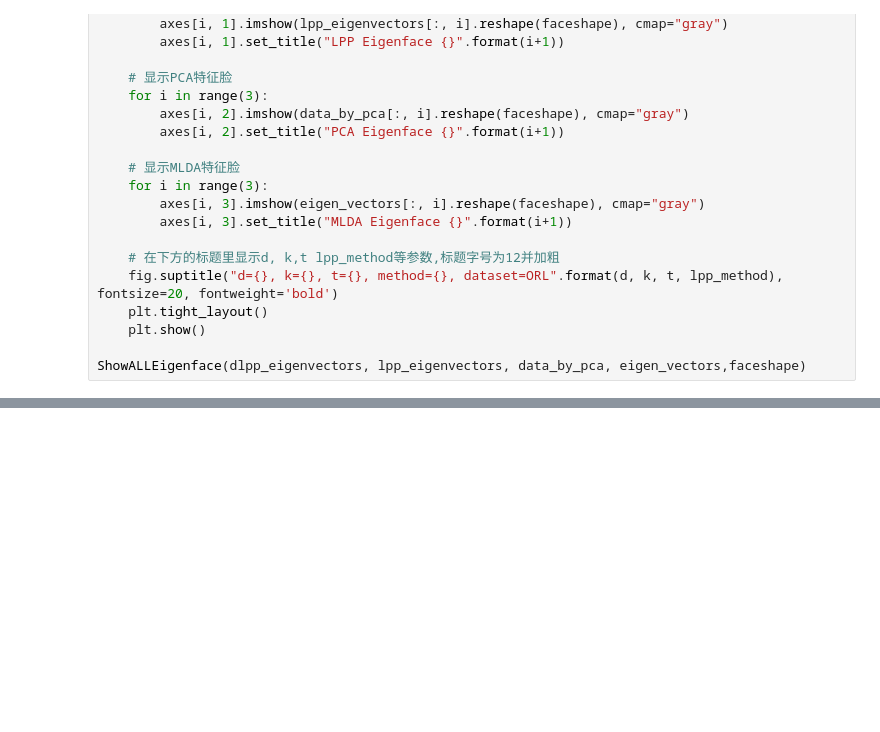
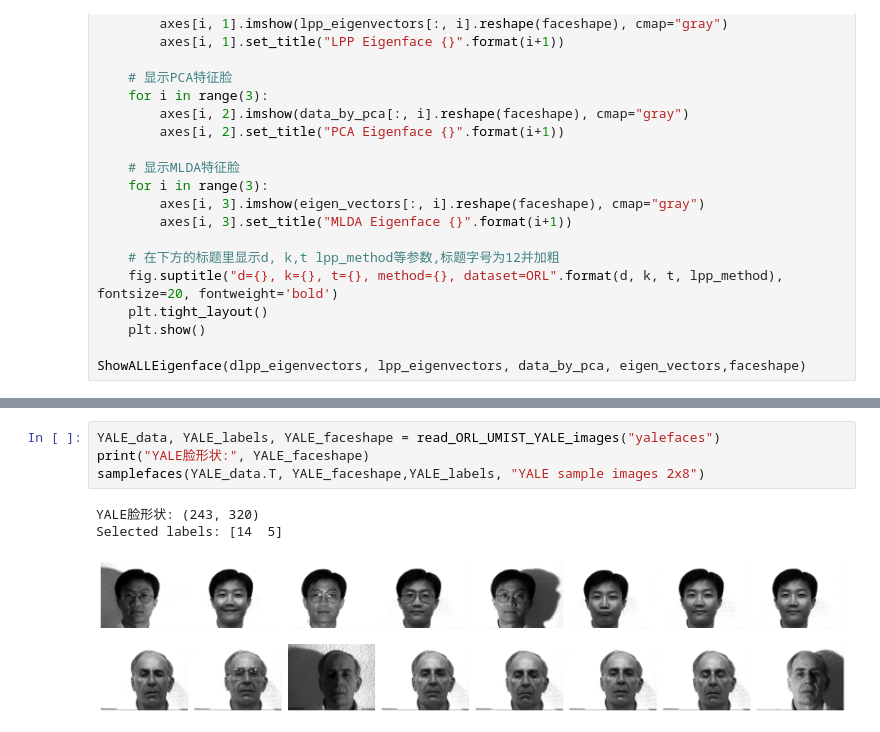
Before and after one commit to TonyHuang6666/Manifold-Learning, a Jupyter notebook: Discriminant Locality Preserving Projection/DLPP-Face Recognition-without PCA.ipynb, the cells around one changed output, grey strips where cells are left out. Saved outputs shown, nothing was run; the diff lists cells and outputs as text; blank space fills up the shorter version.

```diff
--- a/Discriminant Locality Preserving Projection/DLPP-Face Recognition-without PCA.ipynb
+++ b/Discriminant Locality Preserving Projection/DLPP-Face Recognition-without PCA.ipynb
@@ -517,0 +611,8 @@ ShowALLEigenface(dlpp_eigenvectors, lpp_eigenvectors, data_by_pca, eigen_vectors
+# %%
+YALE_data, YALE_labels, YALE_faceshape = read_ORL_UMIST_YALE_images("yalefaces")
+print("YALE脸形状:", YALE_faceshape)
+samplefaces(YALE_data.T, YALE_faceshape,YALE_labels, "YALE sample images 2x8")
+# %% [output]
+YALE脸形状: (243, 320)
+Selected labels: [14  5]
+[figure, added]
```
Also changed, not shown: parts of 6 cells of this notebook, 3 other files.
